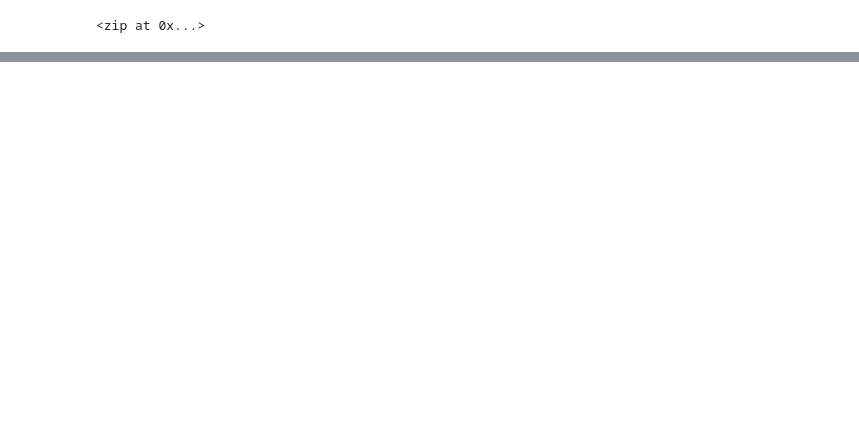
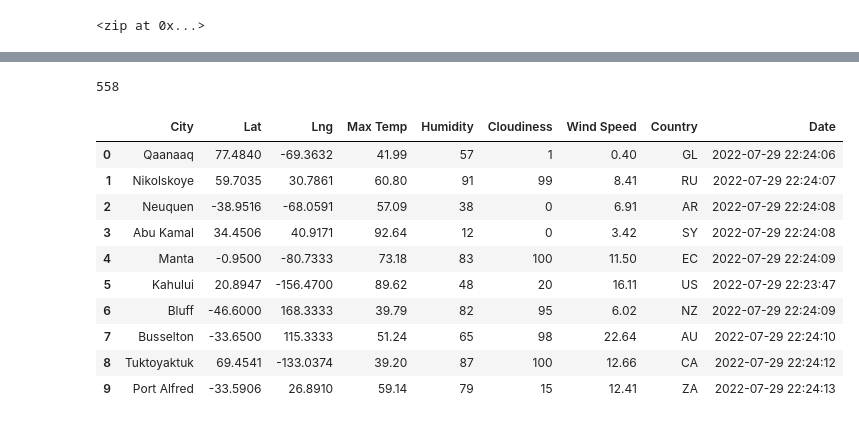
Before and after one commit to tyannellis/World_Weather_Analysis, a Jupyter notebook: WeatherPy.ipynb, the cells around one changed output, grey strips where cells are left out. Cells and saved outputs as stored; diff of their text form; code cells hidden in the pictures; blank space fills up the shorter version.

```diff
--- a/WeatherPy.ipynb
+++ b/WeatherPy.ipynb
@@ -10,3 +16,5 @@ from citipy import citipy
+# %%
+url = "http://api.openweathermap.org/data/2.5/weather?units=Imperial&APPID=" + weather_api_key
 # %%
 random.randint(-90,90)
 # %% [output]
@@ -90,0 +187,20 @@ len(cities)
+# %%
+len(city_data)
+# %% [output]
+558
+# %%
+# Convert the array of dictionaries to a Pandas DataFrame.
+city_data_df = pd.DataFrame(city_data)
+city_data_df.head(10)
+# %% [output]
+|  | City | Lat | Lng | Max Temp | Humidity | Cloudiness | Wind Speed | Country | Date |
+| 0 | Qaanaaq | 77.4840 | -69.3632 | 41.99 | 57 | 1 | 0.40 | GL | 2022-07-29 22:24:06 |
+| 1 | Nikolskoye | 59.7035 | 30.7861 | 60.80 | 91 | 99 | 8.41 | RU | 2022-07-29 22:24:07 |
+| 2 | Neuquen | -38.9516 | -68.0591 | 57.09 | 38 | 0 | 6.91 | AR | 2022-07-29 22:24:08 |
+| 3 | Abu Kamal | 34.4506 | 40.9171 | 92.64 | 12 | 0 | 3.42 | SY | 2022-07-29 22:24:08 |
+| 4 | Manta | -0.9500 | -80.7333 | 73.18 | 83 | 100 | 11.50 | EC | 2022-07-29 22:24:09 |
+| 5 | Kahului | 20.8947 | -156.4700 | 89.62 | 48 | 20 | 16.11 | US | 2022-07-29 22:23:47 |
+| 6 | Bluff | -46.6000 | 168.3333 | 39.79 | 82 | 95 | 6.02 | NZ | 2022-07-29 22:24:09 |
+| 7 | Busselton | -33.6500 | 115.3333 | 51.24 | 65 | 98 | 22.64 | AU | 2022-07-29 22:24:10 |
+| 8 | Tuktoyaktuk | 69.4541 | -133.0374 | 39.20 | 87 | 100 | 12.66 | CA | 2022-07-29 22:24:12 |
+| 9 | Port Alfred | -33.5906 | 26.8910 | 59.14 | 79 | 15 | 12.41 | ZA | 2022-07-29 22:24:13 |
```
Also changed, not shown: parts of 16 cells of this notebook, 4 other files.
